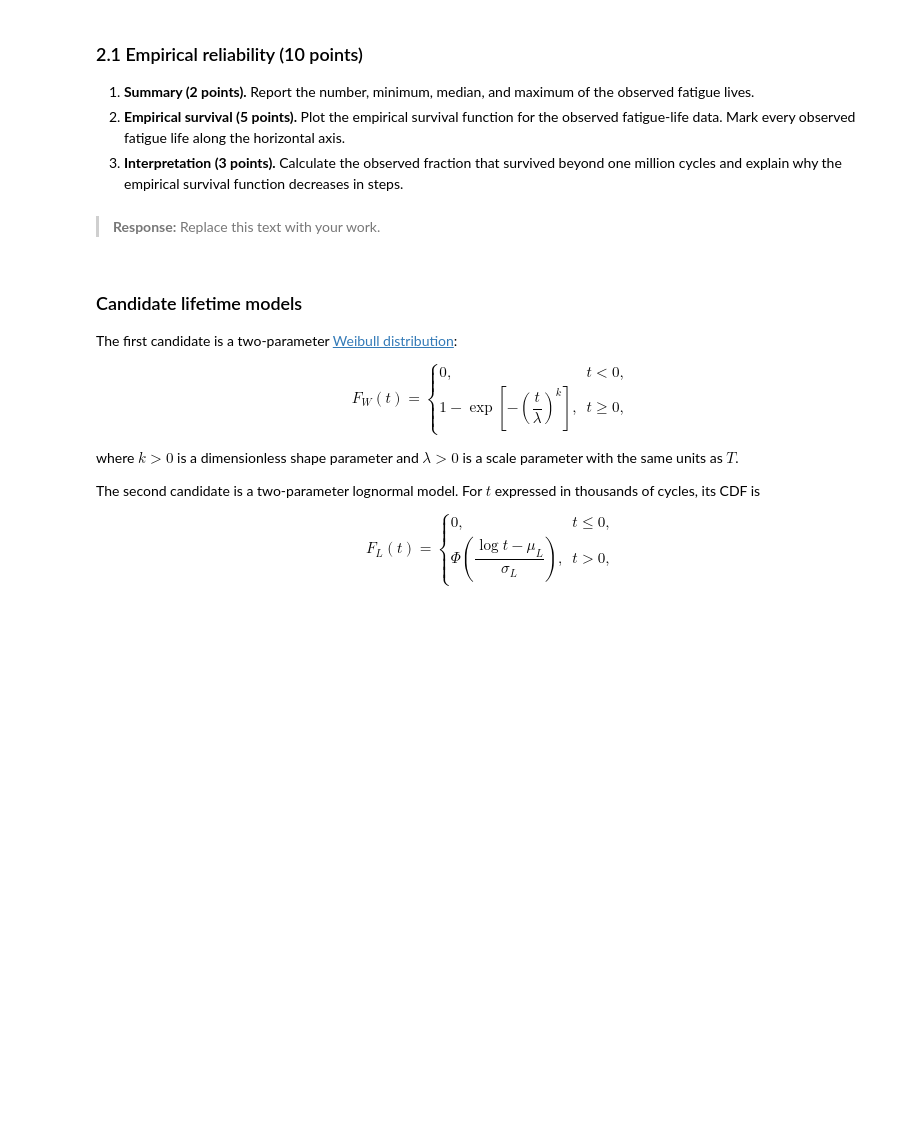
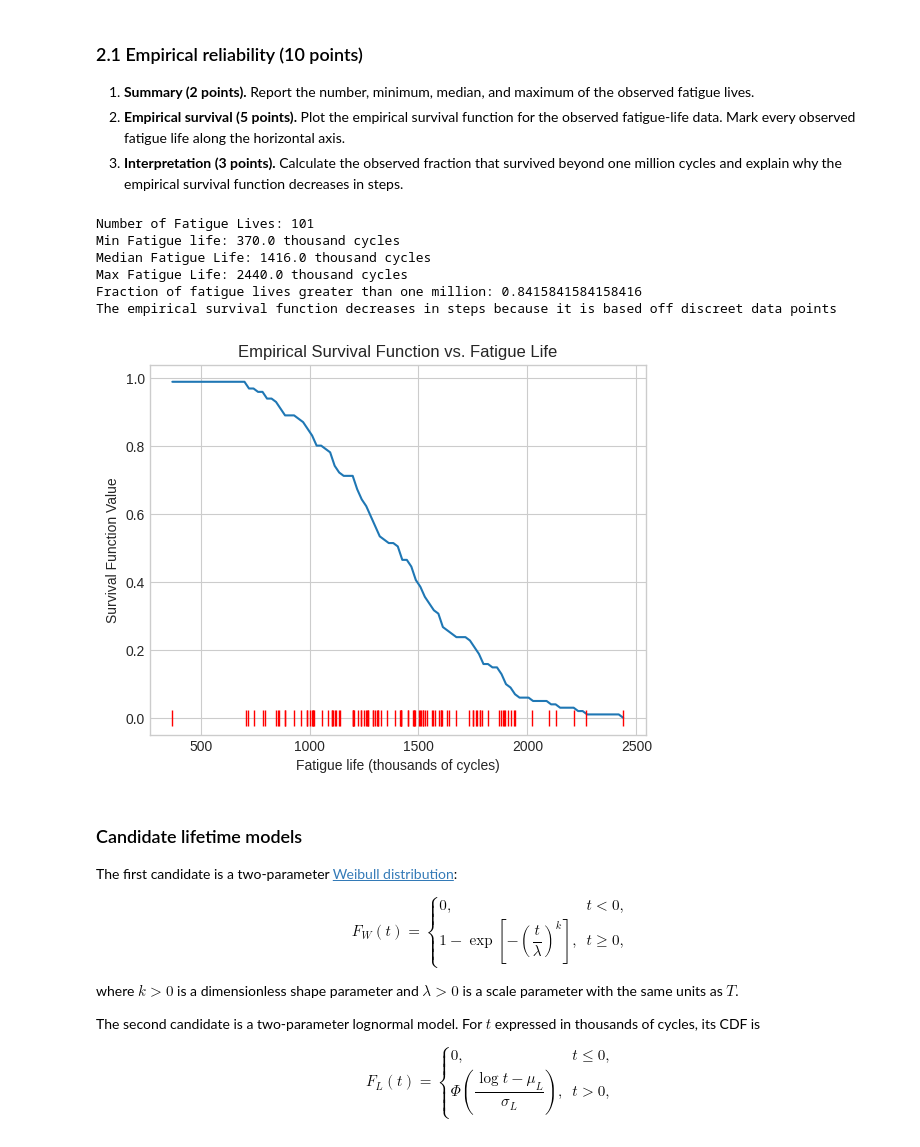
Before and after one commit to adamperkins-code/Machine_Learning, a Jupyter notebook: lecturebook/homework/homework-01.ipynb, the cells around one changed output. Drawn from its saved outputs; the diff is of its cells as text; code cells hidden in the pictures; blank space fills up the shorter version.

```diff
--- a/lecturebook/homework/homework-01.ipynb
+++ b/lecturebook/homework/homework-01.ipynb
@@ -263,5 +261,45 @@ Loaded 101 observed fatigue lives.
-# %% [markdown]
-> **Response:** Replace this text with your work.
+# %%
+
+#Calc basic info
+num_fatigue_lives = fatigue_life.size
+min_fatigue_life = min(fatigue_life)
+median_fatigue_life = np.median(fatigue_life)
+max_fatigue_life = max(fatigue_life)
+
+
+print(f"Number of Fatigue Lives: {num_fatigue_lives}")
+print(f"Min Fatigue life: {min_fatigue_life} thousand cycles")
+print(f"Median Fatigue Life: {median_fatigue_life} thousand cycles")
+print(f"Max Fatigue Life: {max_fatigue_life} thousand cycles")
+
+
+sample_grid = np.linspace(min_fatigue_life,
+                          max_fatigue_life,num=num_fatigue_lives)
+cdf = empirical_cdf(fatigue_life,sample_grid)
+
+#Plotting
+plt.figure
+plt.plot(sample_grid,1-cdf)
+plt.plot(fatigue_life, np.zeros_like(fatigue_life), '|', color='red',
+         markersize=12, label='Observed Values')
+plt.xlabel('Fatigue life (thousands of cycles)')
+plt.ylabel('Survival Function Value')
+plt.title('Empirical Survival Function vs. Fatigue Life')
+plt.grid(True)
+
+#Calculating fraction above 1 million cycles
+above_1_million = fatigue_life[fatigue_life>1000]
+frac_above_1_million = above_1_million.size/num_fatigue_lives
+print(f"Fraction of fatigue lives greater than one million: {frac_above_1_million}")
+print("The empirical survival function decreases in steps because it is based off discreet data points")
+# %% [output]
+Number of Fatigue Lives: 101
+Min Fatigue life: 370.0 thousand cycles
+Median Fatigue Life: 1416.0 thousand cycles
+Max Fatigue Life: 2440.0 thousand cycles
+Fraction of fatigue lives greater than one million: 0.8415841584158416
+The empirical survival function decreases in steps because it is based off discreet data points
+[figure, added]
 # %% [markdown]
 ### Candidate lifetime models
 
```
Also changed, not shown: parts of 2 cells of this notebook.
